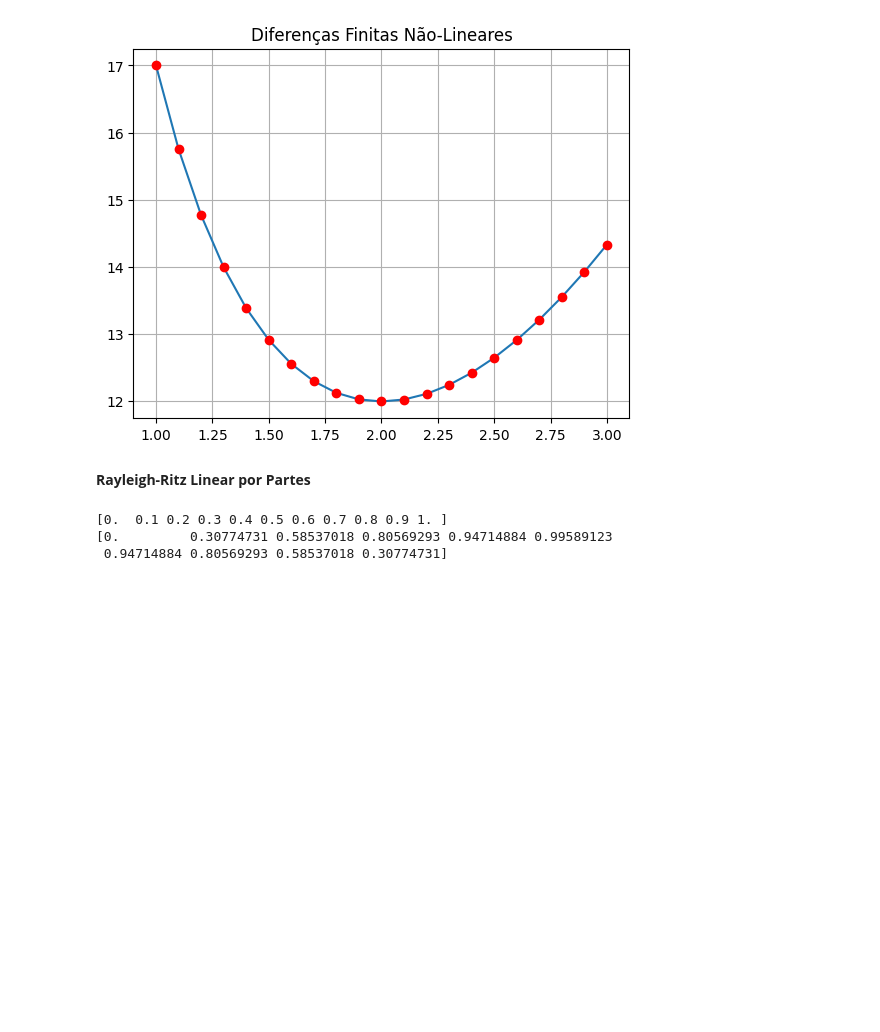
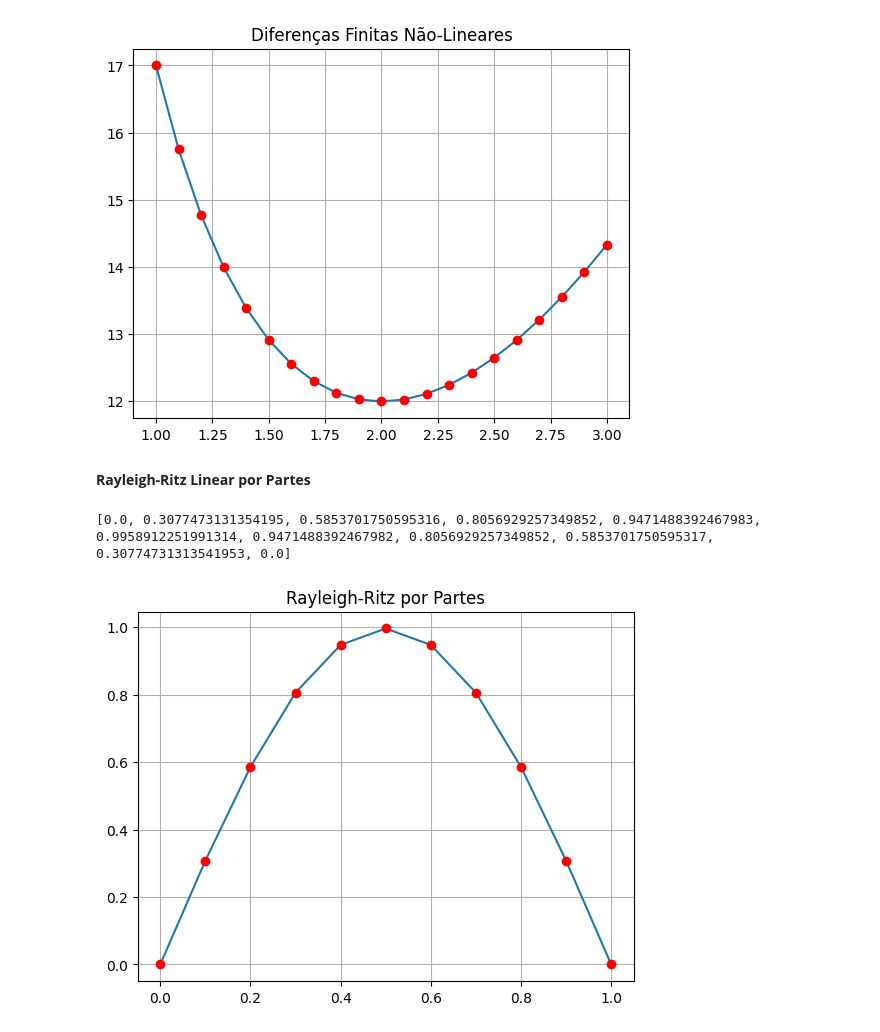
Before and after one commit to JonathanWNogueira/burden_numerical_analysis, a Jupyter notebook: 11.ipynb, the cells around one changed output. Saved outputs shown, nothing was run; the diff lists cells and outputs as text; code cells hidden in the pictures; blank space fills up the shorter version.

Commit message:
rayleigh-ritz

```diff
--- a/11.ipynb
+++ b/11.ipynb
@@ -302,13 +302,25 @@ plt.show()
 # %% [markdown]
 **Rayleigh-Ritz Linear por Partes**
 # %%
-def Phi():
-    return
+def Phi(x, i, x_vals, h_vals):
+
+    if x_vals[i-1] <= x < x_vals[i]:
+        return (x - x_vals[i-1]) / h_vals[i-1]
+    elif x_vals[i] <= x <= x_vals[i+1]:
+        return (x_vals[i+1] - x) / h_vals[i]
+    else:
+        return 0
+
+def P(x, xi, c, h, n):
+    p = 0
+    for i in range(1, n+1):
+        p += c[i] * Phi(x, i, xi, h)
+    return p
 
 def Qs(n, x, h, f, p, q):
     Q = np.zeros((7,n+2))
 
-    for i in range(1,n):
+    for i in range(1, n):
         Q[1, i] = (h[i] / 12) * (q(x[i]) + q(x[i+1]))
         Q[2, i] = (h[i-1] / 12) * (3 * q(x[i]) + q(x[i-1]))
         Q[3, i] = (h[i] / 12) * (3 * q(x[i]) + q(x[i+1]))
@@ -336,10 +348,7 @@ def rayleigh_ritz(n, f, p, q):
     for i in range(n+1):
         h[i] = x[i+1] - x[i]
 
-    for i in range(1,n+1):
-        phi = Phi()
-
-    Q = np.zeros((7,n+2))
+    Q = np.zeros((7, n+2))
     Q = Qs(n, x, h, f, p, q)
 
     for i in range(1, n):
@@ -351,39 +360,46 @@ def rayleigh_ritz(n, f, p, q):
     b[n] = Q[5, n] + Q[6, n]
 
     a = np.zeros(n+1)
     s = np.zeros(n+1)
     z = np.zeros(n+1)
     c = np.zeros(n+1)
 
     a[1] = alpha[1]
     s[1] = beta[1] / alpha[1]
     z[1] = b[1] / a[1]
 
     for i in range(2, n):
         a[i] = alpha[i] - beta[i-1] * s[i-1]
         s[i] = beta[i] / a[i]
         z[i] = (b[i] - beta[i-1] * z[i-1]) / a[i]
 
     a[n] = alpha[n] - beta[n-1] * s[n-1]
     z[n] = (b[n] - beta[n-1] * z[n-1]) / a[n]
 
     c[n] = z[n]
 
     for i in range(n-1, 0, -1):
         c[i] = z[i] - s[i] * c[i+1]
 
-    return x, c
+    w = [P(xi, x, c, h, n) for xi in x]
 
-f = lambda x: 2*(np.pi**2) * np.sin(np.pi * x)
+    return x, w
+
+f = lambda x: 2 * (np.pi**2) * np.sin(np.pi * x)
 p = lambda x: 1
 q = lambda x: np.pi**2
 
-n = 9  # Número de nós
-x, c = rayleigh_ritz(n, f, p, q)
+n = 9
 
-print(x)
-print(c)
+x, w = rayleigh_ritz(n, f, p, q)
+
+print(w)
+
+plt.plot(x, w)
+plt.plot(x, w, 'ro')
+plt.title("Rayleigh-Ritz por Partes")
+plt.grid()
+plt.show()
 # %% [output]
-[0.  0.1 0.2 0.3 0.4 0.5 0.6 0.7 0.8 0.9 1. ]
-[0.         0.30774731 0.58537018 0.80569293 0.94714884 0.99589123
- 0.94714884 0.80569293 0.58537018 0.30774731]
+[0.0, 0.3077473131354195, 0.5853701750595316, 0.8056929257349852, 0.9471488392467983, 0.9958912251991314, 0.9471488392467982, 0.8056929257349852, 0.5853701750595317, 0.30774731313541953, 0.0]
+[figure, added]
```
